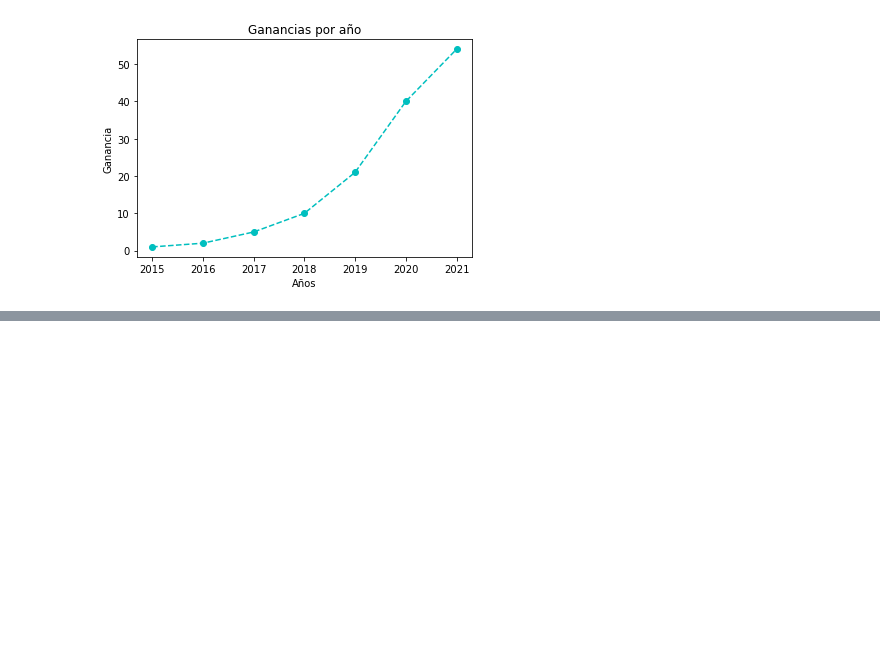
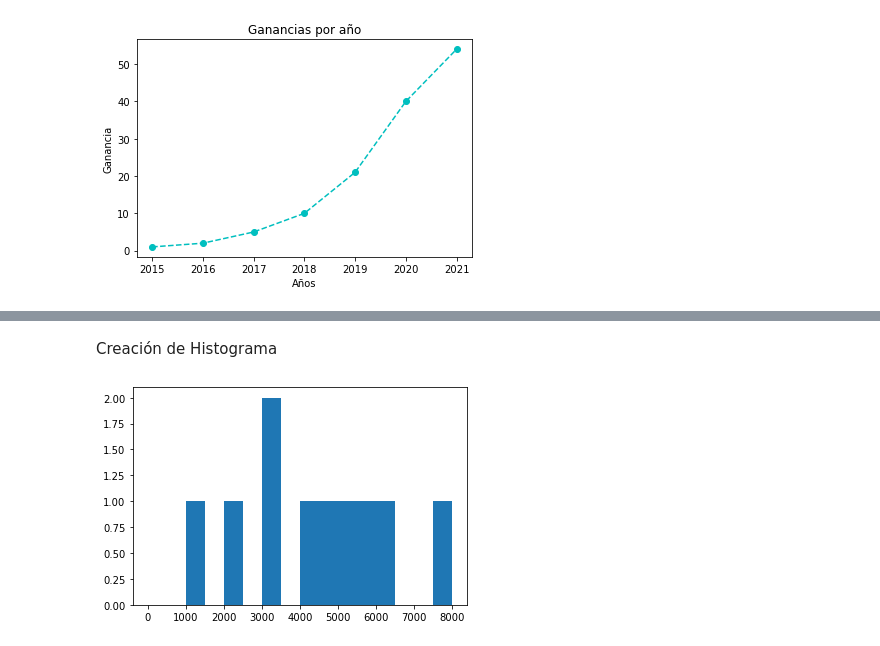
Before and after one commit to ManuelVoiden/DA, a Jupyter notebook: Python/Datacademy/Clase49.ipynb, the cells around one changed output, grey strips where cells are left out. Cells and saved outputs as stored; diff of their text form; code cells hidden in the pictures; blank space fills up the shorter version.

```diff
--- a/Python/Datacademy/Clase49.ipynb
+++ b/Python/Datacademy/Clase49.ipynb
@@ -33,0 +46,14 @@ plt.show()
+# %% [markdown]
+Creación de Histograma
+# %%
+precios = [1000, 2300, 3001, 3450, 4200, 4780, 5100, 5500, 6000, 7500]
+contenedores = [i for i in range(0, 8001, 500)]
+
+#los contenedores son la cantidad de bloques en los cuales se separa la información, en este caso están hechos con un for pero pueden ser introducidos individualmente por rangos
+
+plt.hist(precios, contenedores)
+#.hist crea el histograma
+plt.show()
+#.show permite que se muestre el mismo
+# %% [output]
+[figure, added]
```
Also changed, not shown: parts of 2 cells of this notebook.
